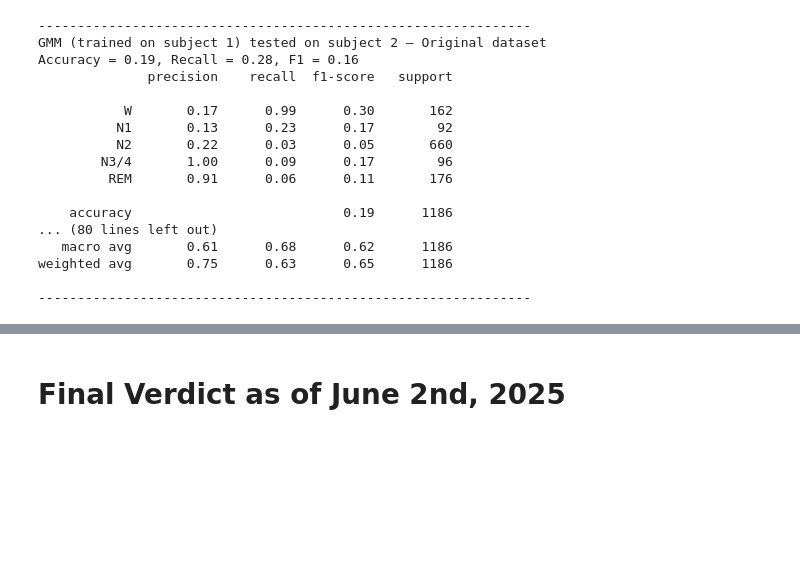
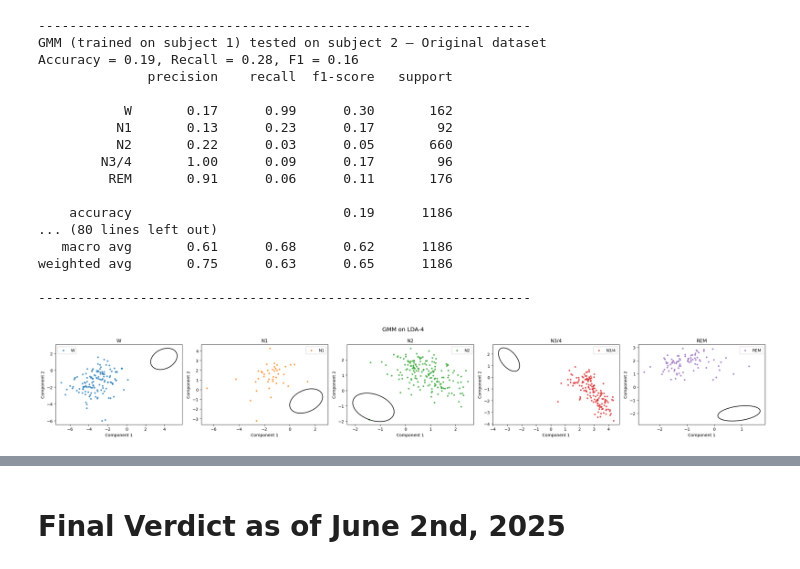
Before and after one commit to chivintar/sleep-classification, a Jupyter notebook: v1.ipynb, the cells around one changed output, grey strips where cells are left out. Drawn from its saved outputs; the diff is of its cells as text; code cells hidden in the pictures; blank space fills up the shorter version.

```diff
--- a/v1.ipynb
+++ b/v1.ipynb
@@ -1053,7 +1053,7 @@ weighted avg       0.73      0.58      0.59      1186
 ---------------------------------------------------------------
 # %%
 # Predicting using all previously trained GMM models
-
+gmm_results_2 = []
 for result, X_test2 in zip(gmm_results, sets_subject2):
     gmms = result['gmms']
     y_pred2 = predict_gmm(X_test2, gmms)
@@ -1063,7 +1063,20 @@ for result, X_test2 in zip(gmm_results, sets_subject2):
     f1 = f1_score(y2, y_pred2, average='macro')
     cm = confusion_matrix(y2, y_pred2)
 
-    # Print nicely like the general case
+    gmm_results_2.append({
+        'name': name,
+        'gmms': gmms,
+        'X_train': X_train,
+        'X_test': X_test,
+        'y_train': y_train,
+        'y_test': y_test,
+        'y_pred': y_pred,
+        'accuracy': accuracy,
+        'recall': recall,
+        'f1_score': f1,
+        'confusion_matrix': cm
+    })
+
     print('---------------------------------------------------------------')
     print(f"GMM (trained on subject 1) tested on subject 2 — {result['name']} dataset")
     print(f"Accuracy = {accuracy:.2f}, Recall = {recall:.2f}, F1 = {f1:.2f}")
@@ -1087,3 +1100,8 @@ Accuracy = 0.19, Recall = 0.28, F1 = 0.16
 weighted avg       0.75      0.63      0.65      1186
 
 ---------------------------------------------------------------
+# %%
+plot_gmm_components_per_class(gmm_results_2[4], title="GMM on LDA-4",
+                              class_labels=list(stage_map_reduced.values()))
+# %% [output]
+[figure, added]
```
Also changed, not shown: parts of 2 cells of this notebook, 11 other files.
